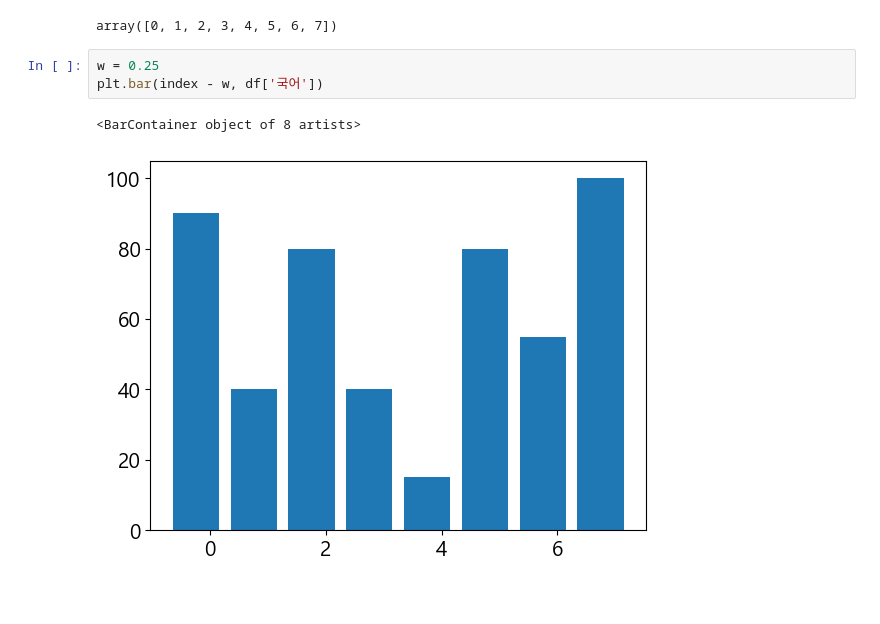
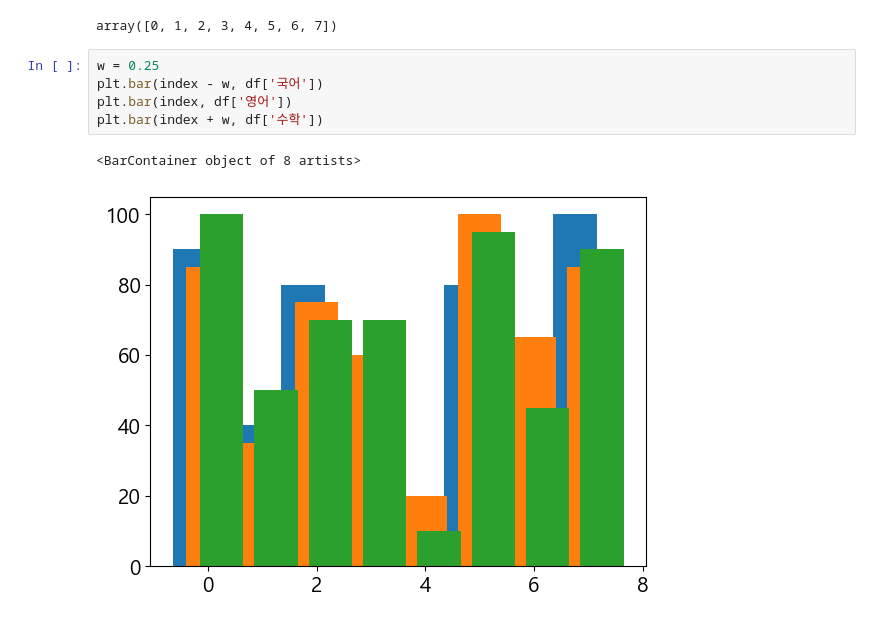
Before and after one commit to YDHYDHDONG/datanalysis, a Jupyter notebook: matplotlib/12. 다중 막대 그래프.ipynb, the cells around one changed output. Drawn from its saved outputs; the diff is of its cells as text.

```diff
--- a/matplotlib/12. 다중 막대 그래프.ipynb
+++ b/matplotlib/12. 다중 막대 그래프.ipynb
@@ -62,6 +62,8 @@ array([0, 1, 2, 3, 4, 5, 6, 7])
 # %%
 w = 0.25
 plt.bar(index - w, df['국어'])
+plt.bar(index, df['영어'])
+plt.bar(index + w, df['수학'])
 # %% [output]
 <BarContainer object of 8 artists>
-[figure, old version]
+[figure, new version]
```
Also changed, not shown: parts of 3 cells of this notebook.
